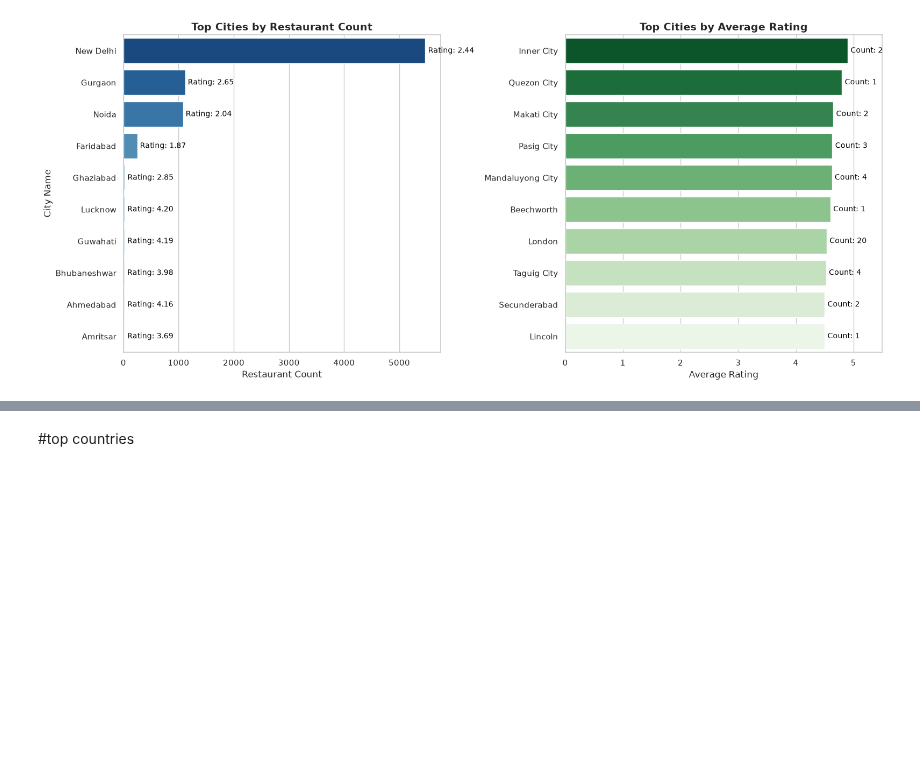
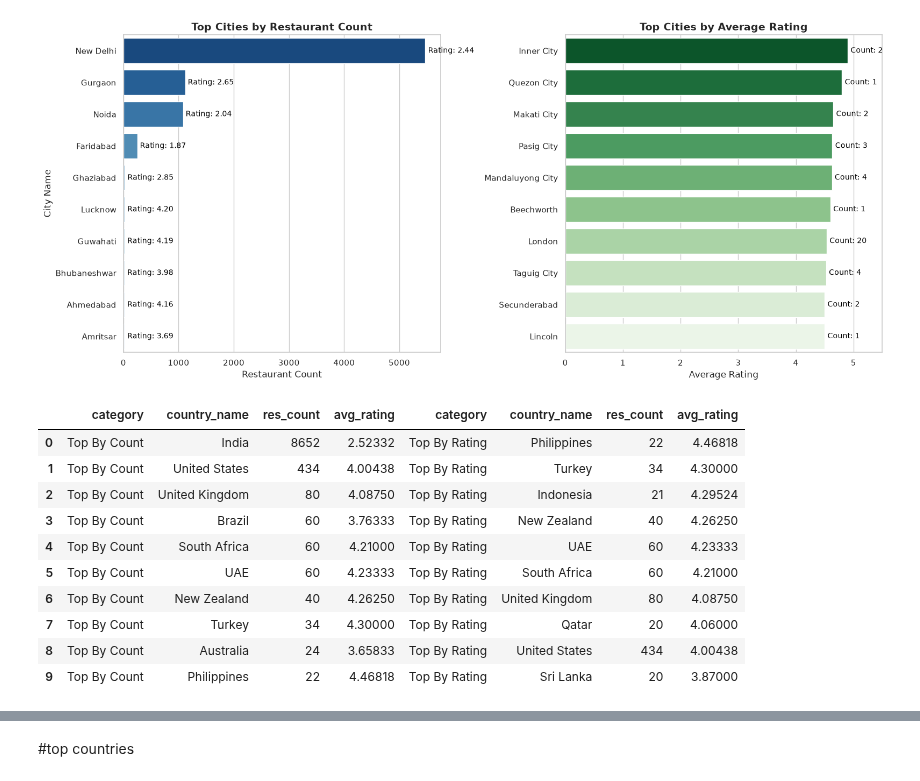
Before and after one commit to Kartika-Nidhi/Restaurant_Analysis_SQL, a Jupyter notebook: Restaurant_Analysis_SQl.ipynb, the cells around one changed output, grey strips where cells are left out. Saved outputs shown, nothing was run; the diff lists cells and outputs as text; code cells hidden in the pictures; blank space fills up the shorter version.

```diff
--- a/Restaurant_Analysis_SQl.ipynb
+++ b/Restaurant_Analysis_SQl.ipynb
@@ -562,3 +562,62 @@ plt.tight_layout()
 plt.show()
 # %% [output]
 [figure]
+# %%
+query = """
+WITH country_stats AS (
+SELECT country_name, COUNT(res.city_id) AS res_count, AVG(aggregate_rating) AS avg_rating
+FROM cities AS ci
+LEFT JOIN restaurants AS res
+    ON ci.city_id = res.city_id
+LEFT JOIN restaurant_metrics AS res_met
+    ON res.restaurant_id = res_met.restaurant_id
+LEFT JOIN countries AS co
+    ON ci.country_code = co.country_code
+GROUP BY country_name
+ORDER BY res_count DESC
+),
+top_by_count AS (
+    SELECT
+        'Top By Count' AS category,
+        country_name,
+        res_count,
+        avg_rating
+    FROM country_stats
+    ORDER BY res_count DESC
+    LIMIT 10
+
+),
+top_by_rating AS (
+    SELECT
+        'Top By Rating' AS category,
+        country_name,
+        res_count,
+        avg_rating
+    FROM country_stats
+    ORDER BY avg_rating DESC
+    LIMIT 10
+)
+
+
+SELECT * FROM top_by_count
+UNION ALL
+SELECT * FROM top_by_rating;
+"""
+
+top_country = pd.read_sql(query, engine)
+df_count1 = top_country[top_country["category"] == "Top By Count"].copy()
+df_rating1 = top_country[top_country["category"] == "Top By Rating"].copy()
+df1 = pd.concat([df_count1.reset_index(drop = True), df_rating1.reset_index(drop = True)], axis = 1)
+df1
+# %% [output]
+|  | category | country_name | res_count | avg_rating | category | country_name | res_count | avg_rating |
+| 0 | Top By Count | India | 8652 | 2.52332 | Top By Rating | Philippines | 22 | 4.46818 |
+| 1 | Top By Count | United States | 434 | 4.00438 | Top By Rating | Turkey | 34 | 4.30000 |
+| 2 | Top By Count | United Kingdom | 80 | 4.08750 | Top By Rating | Indonesia | 21 | 4.29524 |
+| 3 | Top By Count | Brazil | 60 | 3.76333 | Top By Rating | New Zealand | 40 | 4.26250 |
+| 4 | Top By Count | South Africa | 60 | 4.21000 | Top By Rating | UAE | 60 | 4.23333 |
+| 5 | Top By Count | UAE | 60 | 4.23333 | Top By Rating | South Africa | 60 | 4.21000 |
+| 6 | Top By Count | New Zealand | 40 | 4.26250 | Top By Rating | United Kingdom | 80 | 4.08750 |
+| 7 | Top By Count | Turkey | 34 | 4.30000 | Top By Rating | Qatar | 20 | 4.06000 |
+| 8 | Top By Count | Australia | 24 | 3.65833 | Top By Rating | United States | 434 | 4.00438 |
+| 9 | Top By Count | Philippines | 22 | 4.46818 | Top By Rating | Sri Lanka | 20 | 3.87000 |
```
Also changed, not shown: parts of 1 cell of this notebook.
